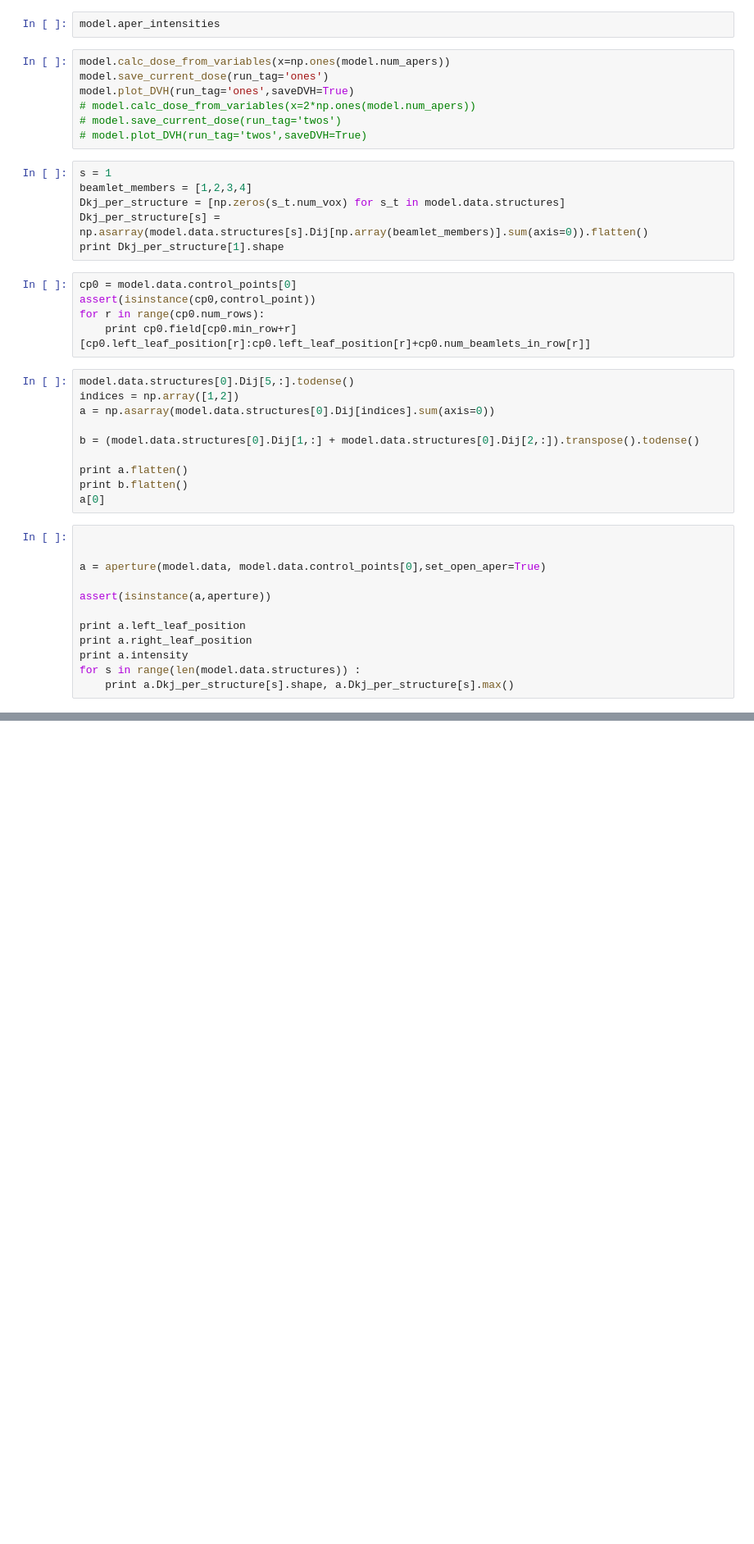
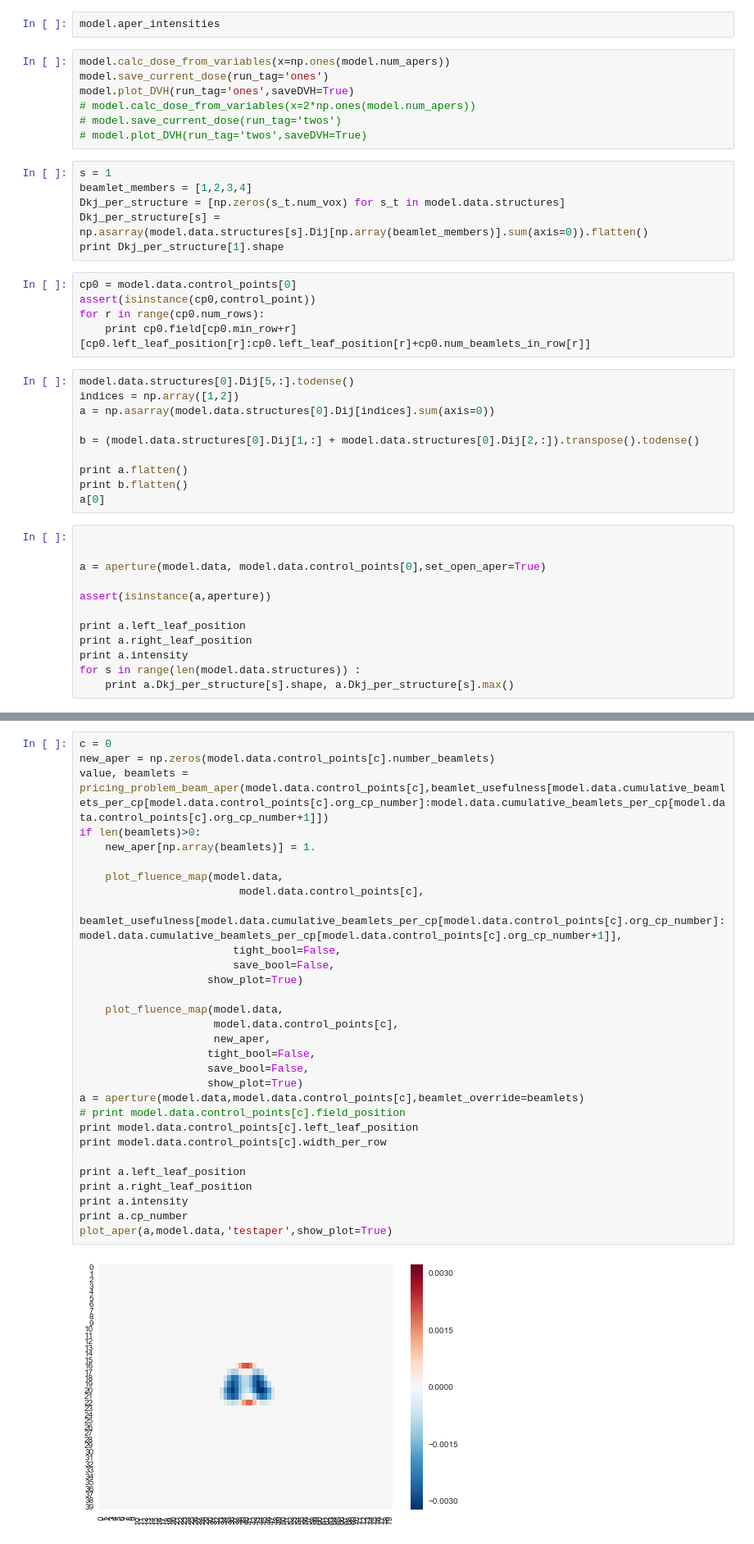
Before and after one commit to brugaltheelder/vmat_auto, a Jupyter notebook: troy_vmat_testing.ipynb, the cells around one changed output, grey strips where cells are left out. Shown at 82% size. Cells and saved outputs as stored; diff of their text form; blank space fills up the shorter version.

Commit message:
has beamlet to aper problem

```diff
--- a/troy_vmat_testing.ipynb
+++ b/troy_vmat_testing.ipynb
@@ -171,0 +169,32 @@ print model.data.num_control_points
+# %%
+c = 0
+new_aper = np.zeros(model.data.control_points[c].number_beamlets)
+value, beamlets = pricing_problem_beam_aper(model.data.control_points[c],beamlet_usefulness[model.data.cumulative_beamlets_per_cp[model.data.control_points[c].org_cp_number]:model.data.cumulative_beamlets_per_cp[model.data.control_points[c].org_cp_number+1]])
+if len(beamlets)>0:
+    new_aper[np.array(beamlets)] = 1.
+
+    plot_fluence_map(model.data,
+                         model.data.control_points[c],
+                         beamlet_usefulness[model.data.cumulative_beamlets_per_cp[model.data.control_points[c].org_cp_number]:model.data.cumulative_beamlets_per_cp[model.data.control_points[c].org_cp_number+1]],
+                        tight_bool=False,
+                        save_bool=False,
+                    show_plot=True)
+
+    plot_fluence_map(model.data,
+                     model.data.control_points[c],
+                     new_aper,
+                    tight_bool=False,
+                    save_bool=False,
+                    show_plot=True)
+a = aperture(model.data,model.data.control_points[c],beamlet_override=beamlets)
+# print model.data.control_points[c].field_position
+print model.data.control_points[c].left_leaf_position
+print model.data.control_points[c].width_per_row
+
+print a.left_leaf_position
+print a.right_leaf_position
+print a.intensity
+print a.cp_number
+plot_aper(a,model.data,'testaper',show_plot=True)
+# %% [output]
+[figure, added]
```
Also changed, not shown: parts of 8 cells of this notebook, 6 other files.
